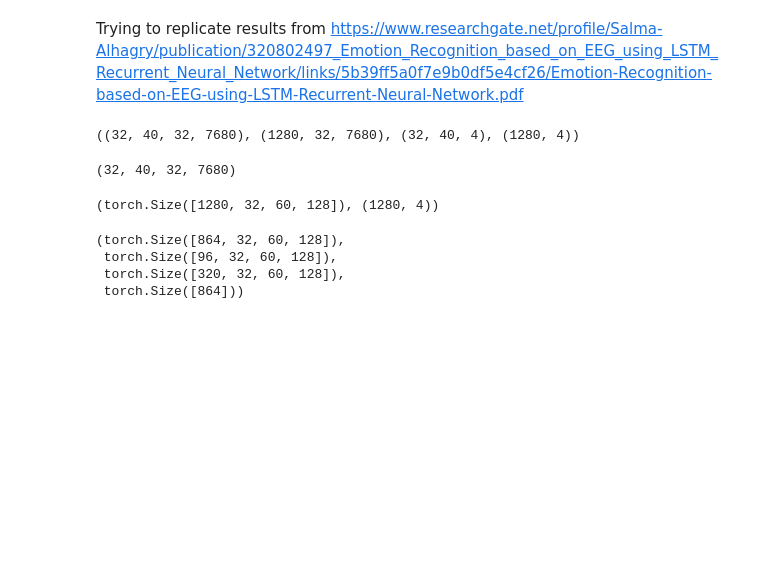
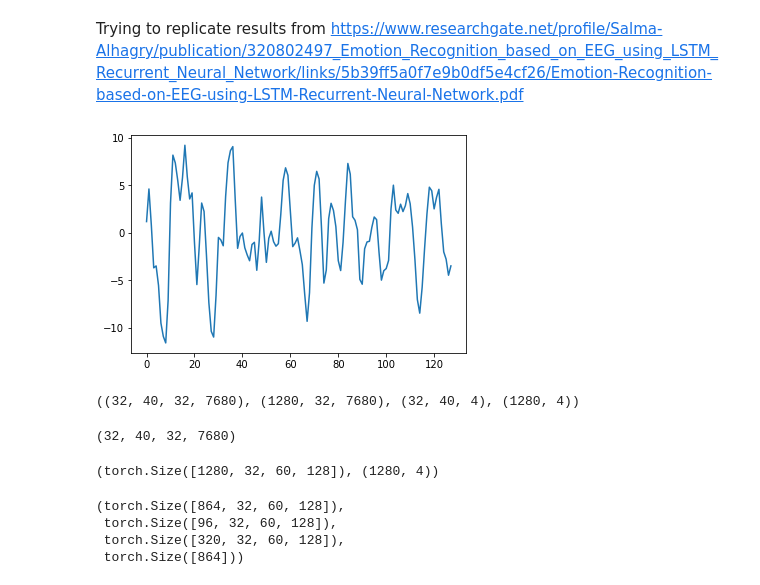
Before and after one commit to yff12345/g, a Jupyter notebook: LSTM DEAP - paper replication.ipynb, the cells around one changed output. Saved outputs shown, nothing was run; the diff lists cells and outputs as text; code cells hidden in the pictures; blank space fills up the shorter version.

Commit message:
Signal decomposition plots

```diff
--- a/LSTM DEAP - paper replication.ipynb
+++ b/LSTM DEAP - paper replication.ipynb
@@ -25,6 +25,12 @@ labels = np.stack(all_labels)
 data = np.stack(all_data)
 # %%
 data = data[:,:,:32,128*3:]
+# %%
+import matplotlib.pyplot as plt
+plt.plot(data[0,0,2,:128].T)
+plt.show()
+# %% [output]
+[figure, added]
 # %%
 all_labels = reduce(labels,'s v c -> (s v) c','mean')
 all_data = reduce(data,'s v c d -> (s v) c d','mean')
```
Also changed, not shown: 1 other file.
